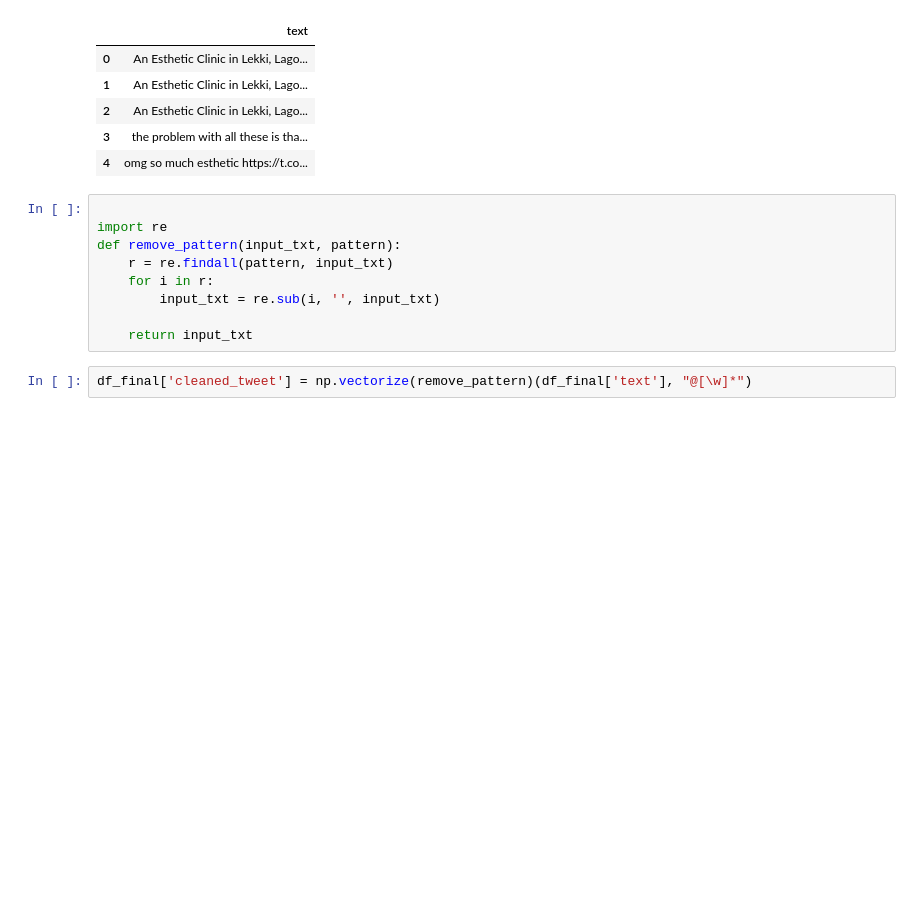
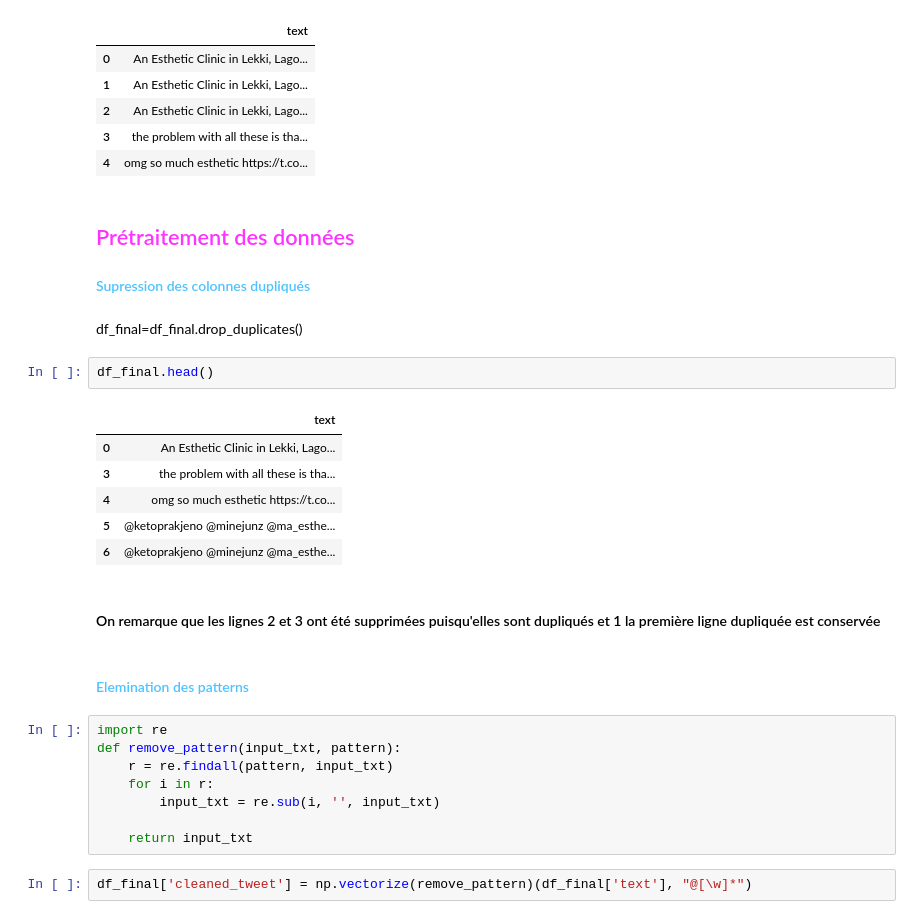
Before and after one commit to BelhadjAhmed-Jihen/Tweeter_Project, a Jupyter notebook: ProjetTweeter.ipynb, the cells around one changed output. Cells and saved outputs as stored; diff of their text form; blank space fills up the shorter version.

```diff
--- a/ProjetTweeter.ipynb
+++ b/ProjetTweeter.ipynb
@@ -172,8 +225,25 @@ df_final.head()
 | 2 | An Esthetic Clinic in Lekki, Lago... |
 | 3 | the problem with all these is tha... |
 | 4 | omg so much esthetic https://t.co... |
+# %% [markdown]
+<h2><font color= #ff33ff>Prétraitement des données</font></h2>
+<h4><font color= #4dc3ff>Supression des colonnes dupliqués </font></h4>
+# %% [markdown]
+df_final=df_final.drop_duplicates()
+# %%
+df_final.head()
+# %% [output]
+|  | text |
+| 0 | An Esthetic Clinic in Lekki, Lago... |
+| 3 | the problem with all these is tha... |
+| 4 | omg so much esthetic https://t.co... |
+| 5 | @ketoprakjeno @minejunz @ma_esthe... |
+| 6 | @ketoprakjeno @minejunz @ma_esthe... |
+# %% [markdown]
+<h4>On remarque que les lignes 2 et 3 ont été supprimées puisqu'elles sont dupliqués et 1 la première ligne dupliquée est conservée</h4>
+# %% [markdown]
+<h4><font color= #4dc3ff >Elemination des patterns </font></h4>
 # %%
-
 import re
 def remove_pattern(input_txt, pattern):
     r = re.findall(pattern, input_txt)
```
Also changed, not shown: parts of 41 cells of this notebook.
